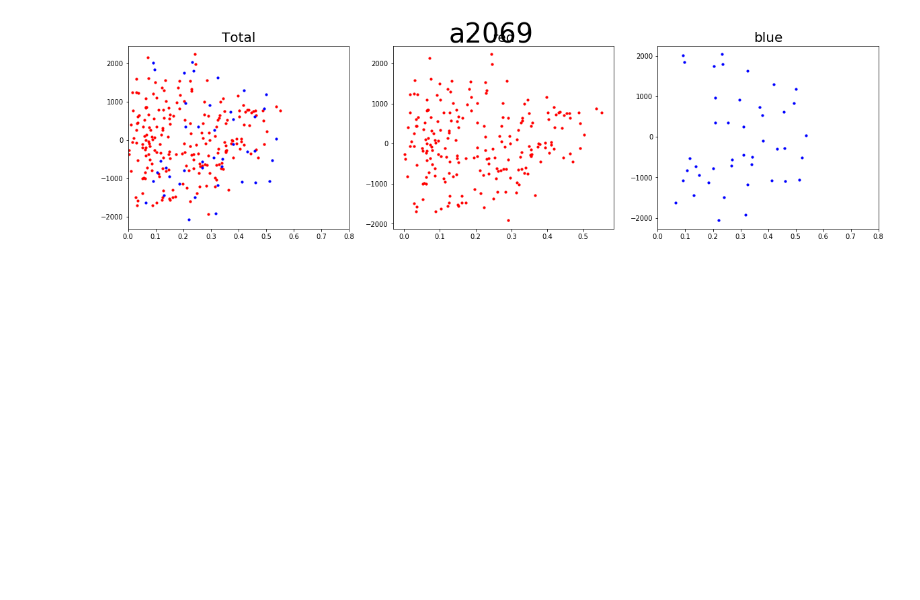
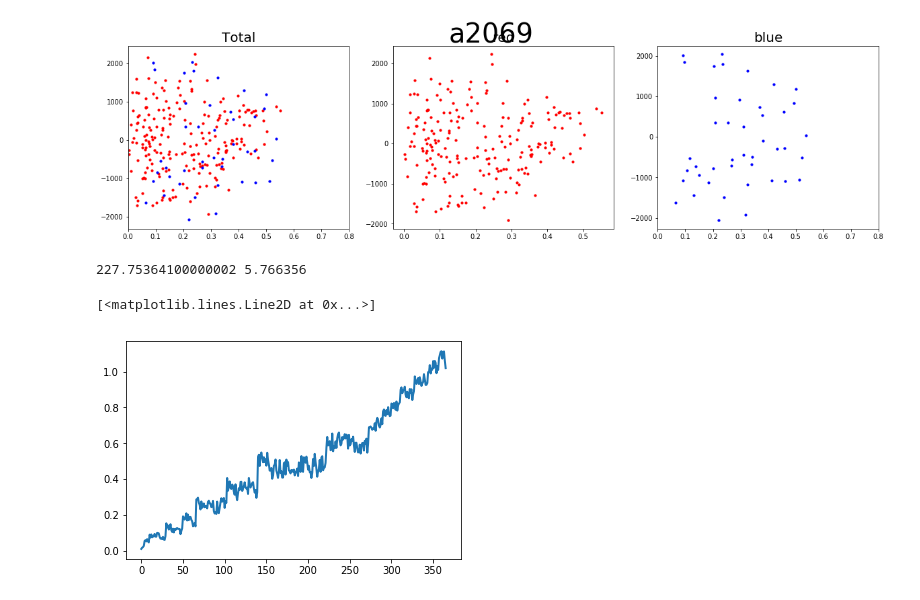
Before and after one commit to Erickmpowell/WWU-Research, a Jupyter notebook: AGA-2.ipynb, the cells around one changed output. Cells and saved outputs as stored; diff of their text form; code cells hidden in the pictures; blank space fills up the shorter version.

Commit message:
angular separation

```diff
--- a/AGA-2.ipynb
+++ b/AGA-2.ipynb
@@ -556,3 +558,22 @@ plt.title('blue')
 # %% [output]
 Text(0.5,1,'blue')
 [figure]
+# %%
+from astropy.coordinates import SkyCoord
+import astropy.units as u
+
+
+ra,dec= np.loadtxt(os.getcwd()+"\Data\\a2029sohn17memphot.tab", usecols=(0,1),skiprows=2, unpack=True)
+
+print(np.median(ra),np.median(dec))
+
+c1=SkyCoord(np.median(ra),np.median(dec),unit=('deg'))
+c2=SkyCoord(ra,dec,unit=('deg'))
+sep=c1.separation(c2)
+sep.arcminute
+
+plt.plot(sep)
+# %% [output]
+227.75364100000002 5.766356
+[<matplotlib.lines.Line2D at 0x...>]
+[figure, added]
```
Also changed, not shown: parts of 1 cell of this notebook.
